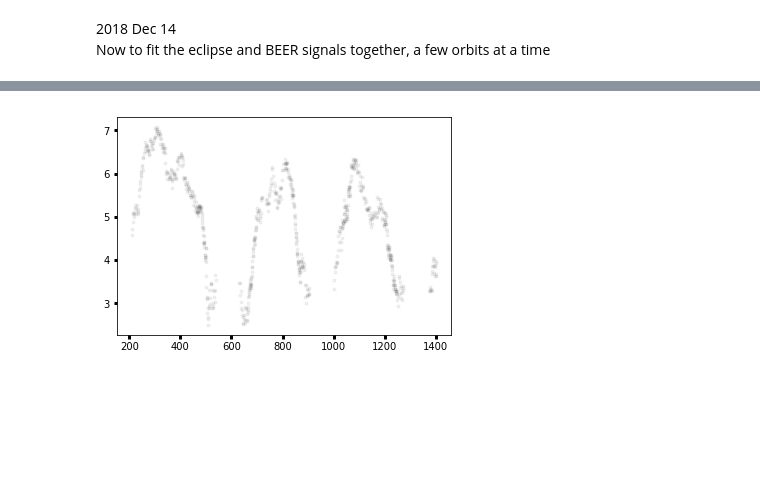
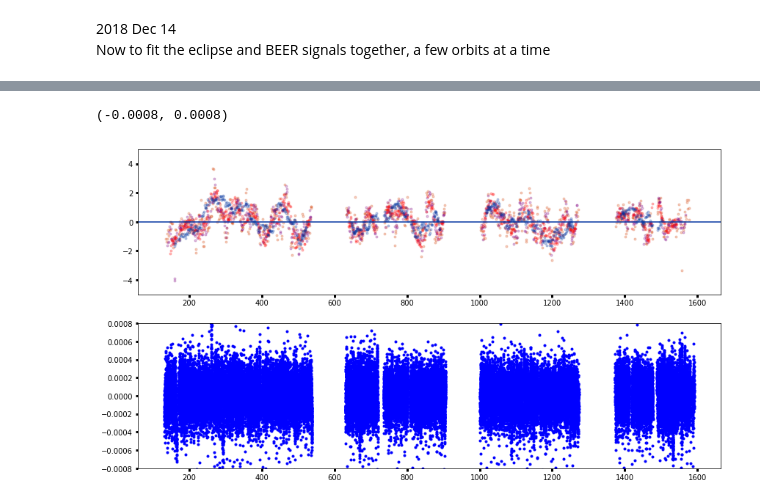
Before and after one commit to BoiseStatePlanetary/Searching-for-Variability-in-Eclipses-in-the-Kepler-Dataset, a Jupyter notebook: code/Analysis_of_Kepler76b.ipynb, the cells around one changed output, grey strips where cells are left out. Saved outputs shown, nothing was run; the diff lists cells and outputs as text; code cells hidden in the pictures; blank space fills up the shorter version.

```diff
--- a/code/Analysis_of_Kepler76b.ipynb
+++ b/code/Analysis_of_Kepler76b.ipynb
@@ -1235,6 +1235,8 @@ final_best_fit_transit_params = {'per': line_out.params['slope'].value,
                                  'b': np.quantile(b_chain[burn:].flatten(), 0.5),
                                  'linLimb': K76.coeffs[0],
                                  'quadLimb': K76.coeffs[1]}
+
+noise = np.quantile(noise_chain[burn:].flatten(), 0.5)
 
 new_duration = transit_duration(final_best_fit_transit_params)
 print(new_duration)
@@ -1407,13 +1390,0 @@ ValueError: The input contains nan values
-# %%
-fig = plt.figure(figsize=(aspect_ratio*8, 8))
-
-ax1 = fig.add_subplot(211)
-for cur_key in ret.keys():
-    ax1.errorbar(cur_key, BEER_and_eclipse_outs[cur_key].params['eclipse_depth'].value*1e6,
-                 BEER_and_eclipse_outs[cur_key].params['eclipse_depth'].stderr*1e6, marker='.', color='black',
-                 alpha=0.05, ls='')
-
-ax1.axhline(all_data_BEER_and_eclipse_out.params['eclipse_depth'].value*1e6)
-
-ax2 = fig.add_subplot(212, sharex=ax1)
-ax2.plot(filtered_time, filtered_flux, 'b.')
@@ -1423,7 +1391,41 @@ ax2.plot(filtered_time, filtered_flux, 'b.')
-# %%
-for cur_key in ret.keys():
-    plt.plot(cur_key, BEER_and_eclipse_outs[cur_key].params['eclipse_depth'].value/\
-             BEER_and_eclipse_outs[cur_key].params['eclipse_depth'].stderr, marker='.', color='black',
-                 alpha=0.05, ls='')
-# %% [output]
-[figure, removed]
+# %%
+fig = plt.figure(figsize=(aspect_ratio*8, 8))
+ax1 = fig.add_subplot(211)
+
+num_orbits_arr = [5, 10, 20, 40]
+colors = [BoiseState_orange, 'purple', 'red', BoiseState_blue]
+
+for i in range(len(num_orbits_arr)):
+    num_orbits = num_orbits_arr[i]
+    color = colors[i]
+
+# for num_orbits in [5, 10]:
+    ret = stack_orbits(final_best_fit_transit_params['per'], filtered_time,
+                       num_orbits=num_orbits, min_orbits_to_fold=np.ceil(num_orbits/2))
+
+    BEER_and_eclipse_outs = fit_all_BEER_and_eclipse_params(ret,
+                                                            folded_time=folded_time, filtered_flux=filtered_flux)
+
+    mid_times = ret.keys()
+    eclipse_depths = np.array([BEER_and_eclipse_outs[cur_key].params['eclipse_depth'].value
+                               for cur_key in ret.keys()])
+    eclipse_depth_errs = np.array([BEER_and_eclipse_outs[cur_key].params['eclipse_depth'].stderr
+                               for cur_key in ret.keys()])
+
+#     ax1.errorbar(mid_times, eclipse_depths*1e6,
+#                  eclipse_depth_errs*1e6, alpha=0.25, ls='', color=color)
+
+    ax1.plot(mid_times, (eclipse_depths - all_data_BEER_and_eclipse_out.params['eclipse_depth'].value)/\
+             np.sqrt(eclipse_depth_errs**2 + all_data_BEER_and_eclipse_out.params['eclipse_depth'].stderr**2),
+            alpha=0.25, ls='', color=color, marker='.')
+
+# ax1.axhline(all_data_BEER_and_eclipse_out.params['eclipse_depth'].value*1e6, color=BoiseState_blue)
+ax1.axhline(0., color=BoiseState_blue)
+ax1.set_ylim([-5, 5])
+
+ax2 = fig.add_subplot(212, sharex=ax1)
+ax2.plot(filtered_time, filtered_flux, 'b.')
+ax2.set_ylim([-0.0008, 0.0008])
+# %% [output]
+(-0.0008, 0.0008)
+[figure, added]
```
Also changed, not shown: parts of 6 cells of this notebook, 1 other file.
